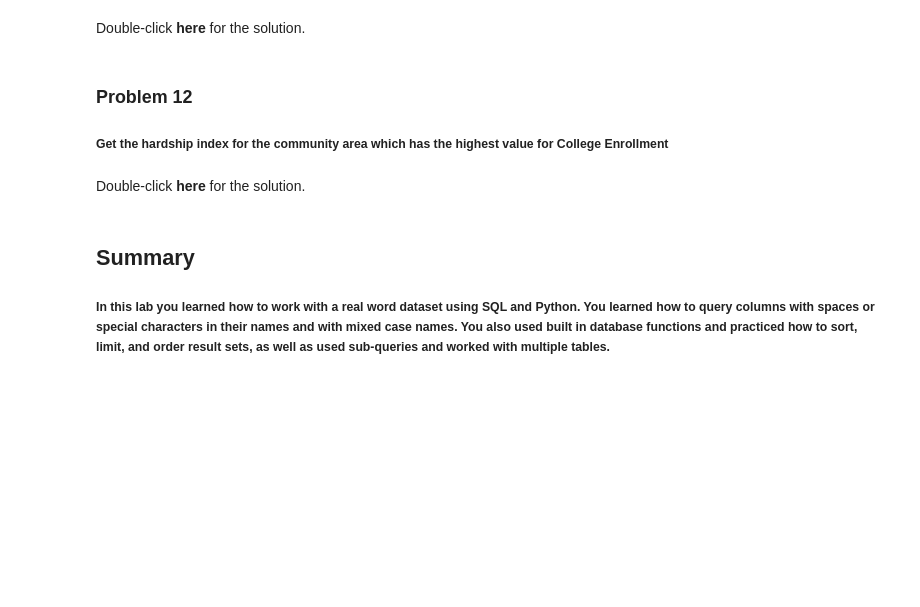
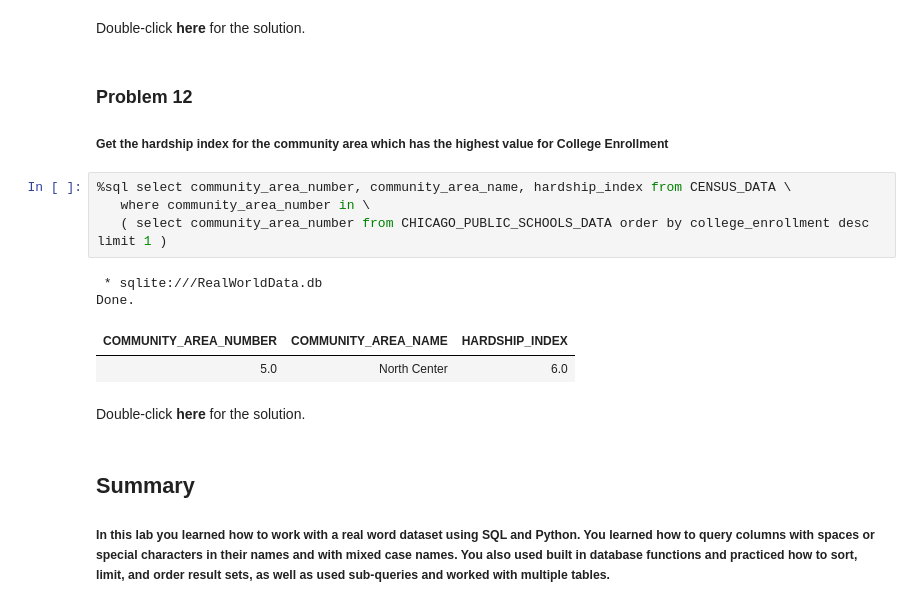
Before and after one commit to Sutathip003/Data-Science-Leaning, a Jupyter notebook: C6_M5_RealDataPractice-v5-sqlite-Learner-v2.ipynb, the cells around one changed output. Drawn from its saved outputs; the diff is of its cells as text; blank space fills up the shorter version.

Commit message:
ADD C6_M5_RealDataPractice-v5-v2

```diff
--- a/C6_M5_RealDataPractice-v5-sqlite-Learner-v2.ipynb
+++ b/C6_M5_RealDataPractice-v5-sqlite-Learner-v2.ipynb
@@ -637,6 +637,15 @@ and college_enrollment = 4368
 ### Problem 12
 
 ##### Get the hardship index for the community area which has the highest value for College Enrollment
+# %%
+%sql select community_area_number, community_area_name, hardship_index from CENSUS_DATA \
+   where community_area_number in \
+   ( select community_area_number from CHICAGO_PUBLIC_SCHOOLS_DATA order by college_enrollment desc limit 1 )
+# %% [output]
+ * sqlite:///RealWorldData.db
+Done.
+| COMMUNITY_AREA_NUMBER | COMMUNITY_AREA_NAME | HARDSHIP_INDEX |
+| 5.0 | North Center | 6.0 |
 # %% [markdown]
 Double-click **here** for the solution.
 
```
